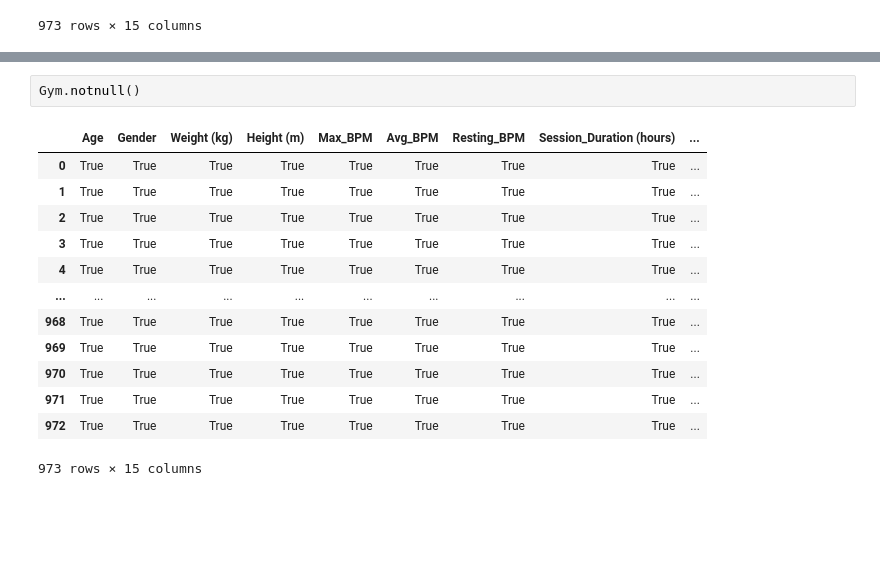
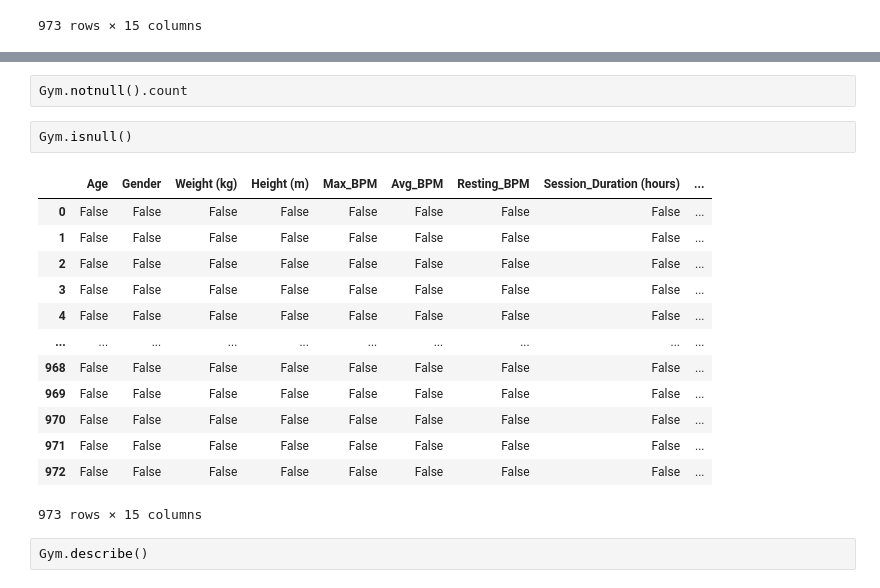
Before and after one commit to rajkumarpawar/Gym_Members_Exercersise_Tracking, a Jupyter notebook: Gym_Exercise.ipynb, the cells around one changed output, grey strips where cells are left out. Cells and saved outputs as stored; diff of their text form; blank space fills up the shorter version.

```diff
--- a/Gym_Exercise.ipynb
+++ b/Gym_Exercise.ipynb
@@ -60,16 +46,20 @@ Gym.head(10)
 # %%
-Gym.notnull()
+Gym.notnull().count
-# %% [output]
-|  | Age | Gender | Weight (kg) | Height (m) | Max_BPM | Avg_BPM | Resting_BPM | Session_Duration (hours) | ... |
-| 0 | True | True | True | True | True | True | True | True | ... |
-| 1 | True | True | True | True | True | True | True | True | ... |
-| 2 | True | True | True | True | True | True | True | True | ... |
-| 3 | True | True | True | True | True | True | True | True | ... |
-| 4 | True | True | True | True | True | True | True | True | ... |
-| ... | ... | ... | ... | ... | ... | ... | ... | ... | ... |
-| 968 | True | True | True | True | True | True | True | True | ... |
-| 969 | True | True | True | True | True | True | True | True | ... |
-| 970 | True | True | True | True | True | True | True | True | ... |
-| 971 | True | True | True | True | True | True | True | True | ... |
-| 972 | True | True | True | True | True | True | True | True | ... |
-973 rows × 15 columns
+# %%
+Gym.isnull()
+# %% [output]
+|  | Age | Gender | Weight (kg) | Height (m) | Max_BPM | Avg_BPM | Resting_BPM | Session_Duration (hours) | ... |
+| 0 | False | False | False | False | False | False | False | False | ... |
+| 1 | False | False | False | False | False | False | False | False | ... |
+| 2 | False | False | False | False | False | False | False | False | ... |
+| 3 | False | False | False | False | False | False | False | False | ... |
+| 4 | False | False | False | False | False | False | False | False | ... |
+| ... | ... | ... | ... | ... | ... | ... | ... | ... | ... |
+| 968 | False | False | False | False | False | False | False | False | ... |
+| 969 | False | False | False | False | False | False | False | False | ... |
+| 970 | False | False | False | False | False | False | False | False | ... |
+| 971 | False | False | False | False | False | False | False | False | ... |
+| 972 | False | False | False | False | False | False | False | False | ... |
+973 rows × 15 columns
+# %%
+Gym.describe()
```
Also changed, not shown: parts of 8 cells of this notebook, 1 other file.
